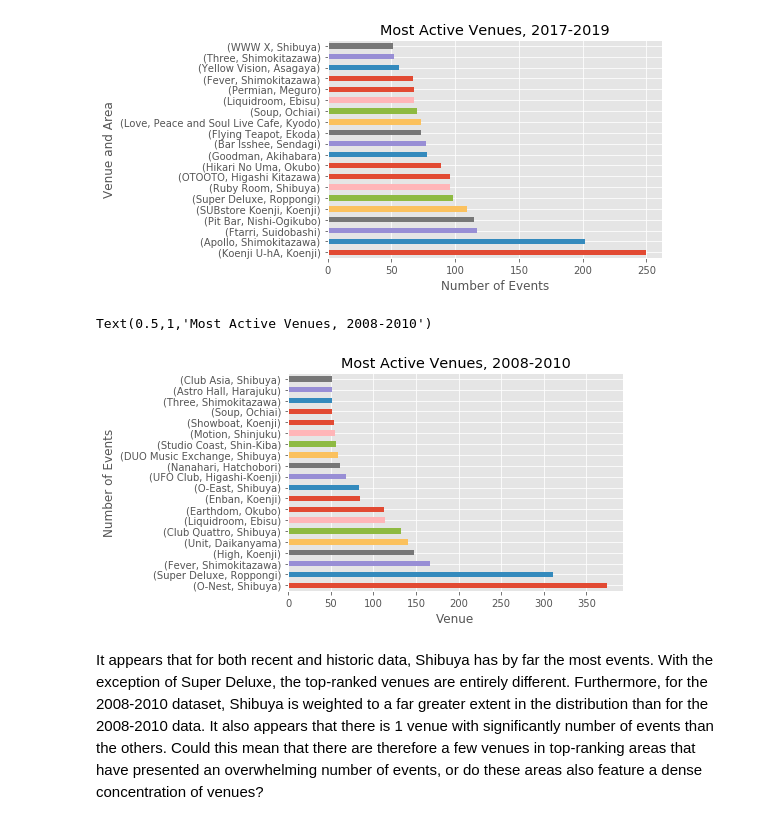
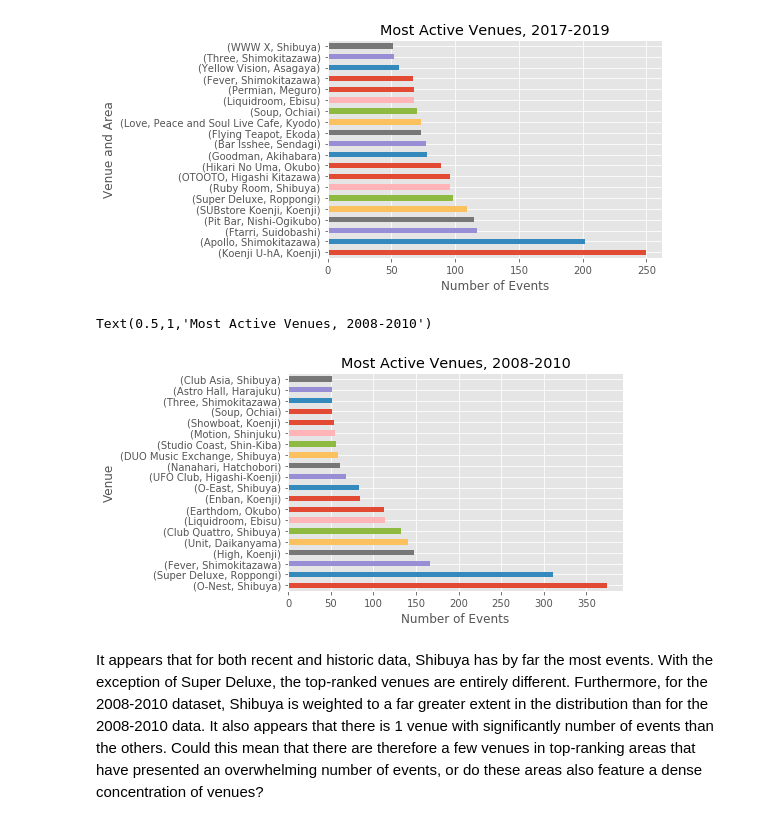
Before and after one commit to atsigman/tokyo_gig_guide_web_scraping, a Jupyter notebook: tgg_eda.ipynb, the cells around one changed output. Saved outputs shown, nothing was run; the diff lists cells and outputs as text; code cells hidden in the pictures.

```diff
--- a/tgg_eda.ipynb
+++ b/tgg_eda.ipynb
@@ -125,13 +125,13 @@ Text(0,0.5,'Venue and Area')
 # %%
 #historic:
 
 tokyo_last_100.groupby(['venue', 'area'])['title'].agg('nunique').sort_values(ascending = False).head(20).plot.barh()
-plt.xlabel('Venue')
-plt.ylabel('Number of Events')
+plt.xlabel('Number of Events')
+plt.ylabel('Venue')
 plt.title('Most Active Venues, 2008-2010')
 # %% [output]
 Text(0.5,1,'Most Active Venues, 2008-2010')
-[figure, old version]
+[figure, new version]
 # %% [markdown]
 It appears that for both recent and historic data, Shibuya has by far the most events. With the exception of Super Deluxe, the top-ranked venues are entirely different. Furthermore, for the 2008-2010 dataset, Shibuya is weighted to a far greater extent in the distribution than for the 2008-2010 data. It also appears that there is 1 venue with significantly number of events than the others. Could this mean that there are therefore a few venues in top-ranking areas that have presented an overwhelming number of events, or do these areas also feature a dense concentration of venues?
 # %%
```
Also changed, not shown: 9 other files.
